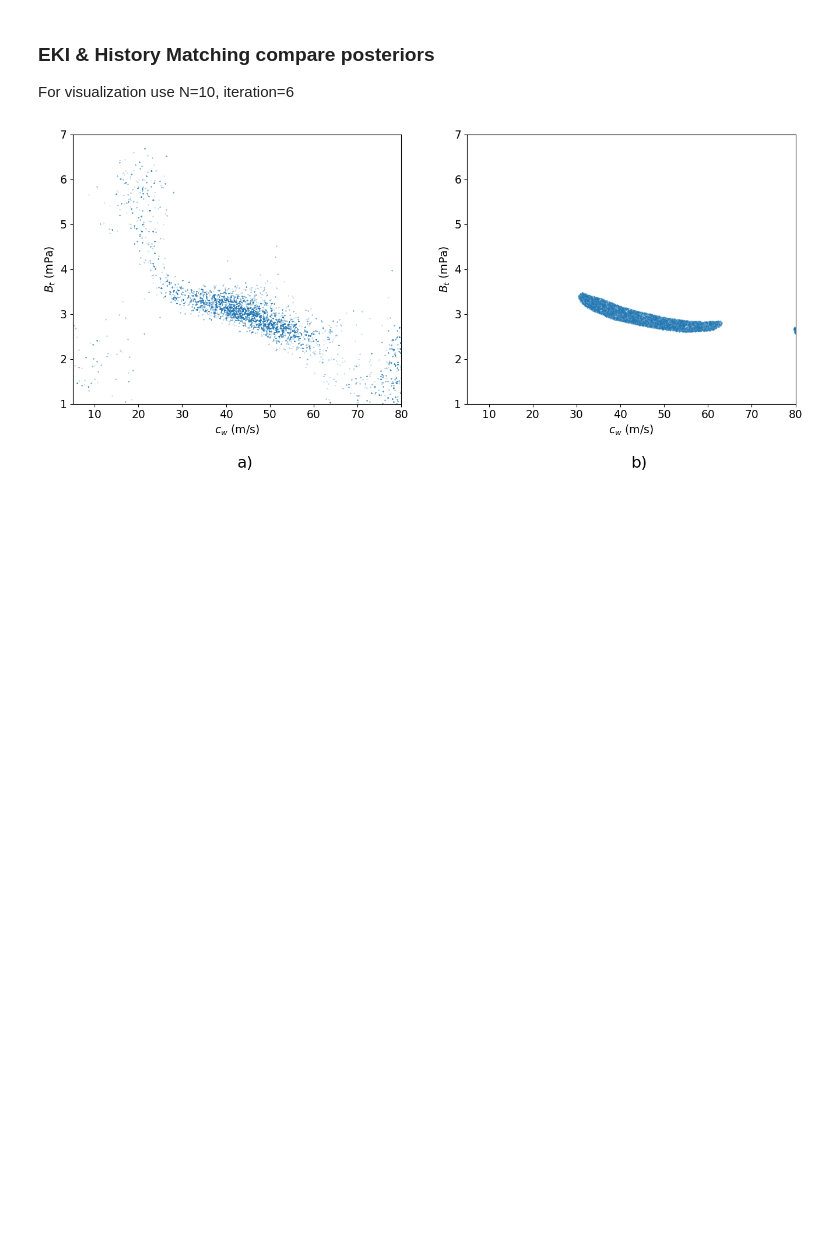
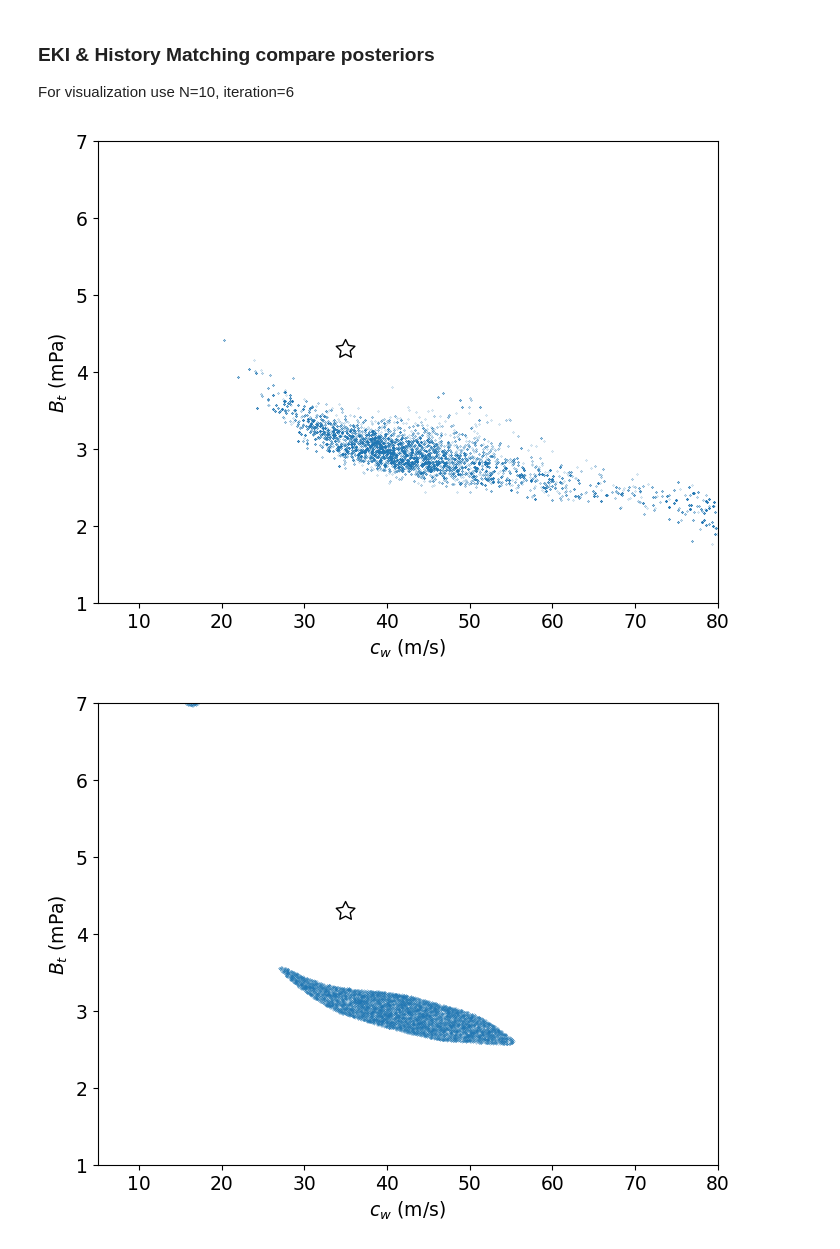
Before and after one commit to Eddy-Stanford/QBO-History-Matching, a Jupyter notebook: notebooks/eki_hm_comparison.ipynb, the cells around one changed output. Drawn from its saved outputs; the diff is of its cells as text; code cells hidden in the pictures; blank space fills up the shorter version.

```diff
--- a/notebooks/eki_hm_comparison.ipynb
+++ b/notebooks/eki_hm_comparison.ipynb
@@ -39,7 +39,9 @@ def get_hm_centroids(hm_n:int):
             ),
         key=lambda x: re.search(r'\d+(?=.space)',x).group())
     for f in spaces:
-        x = load(f).to_xarray().astype(int)
+        x = load(f)
+        x = x.to_xarray()
+        x =x.astype(int)
         denom = x.integrate(coord=('cwtropics','Bt_eq'))
         centroids.append([(x.cwtropics*x).integrate(coord=('cwtropics','Bt_eq'))/denom,(x.Bt_eq*x).integrate(coord=('cwtropics','Bt_eq'))/denom])
     return np.array(centroids)
@@ -118,6 +120,7 @@ def draw_ces_samples(likelihood, N=1000, delta=0.5, burn_in=500):
     delta = delta * np.diag([CW_MAX - CW_MIN, BT_MAX - BT_MIN])
     samples = np.empty((N, 2))
     samples[0] = x0
+    acceptor = np.zeros((N,))
     for n in tqdm(range(N - 1)):
         cur_cw, cur_bt = samples[n]
         (next_cw, next_bt) = np.random.multivariate_normal(samples[n], delta**2)
@@ -138,13 +141,19 @@ def draw_ces_samples(likelihood, N=1000, delta=0.5, burn_in=500):
         )
         if np.random.random() < accept:
             samples[n + 1] = np.array([next_cw, next_bt])
+            acceptor[n + 1] = 1
         else:
             samples[n + 1] = np.array([cur_cw, cur_bt])
+
+    plt.figure()
+    avg_accept = np.convolve(acceptor,np.ones(500,),mode='valid')/500
+    plt.plot(avg_accept)
+
     return samples[burn_in:]
 
 
 # Iterate over all ensemble sizes in EKI
-for n in (5, 10, 20, 50):
+for n in (50,):
     samples = np.array(
         [
             pd.read_csv(f, index_col="run_id")[
@@ -190,7 +199,7 @@ for n in (5, 10, 20, 50):
             (predstd**2 + ERR[:, None, None] ** 2).prod(dim="n_features")
         )
         print("Starting CES")
-
+        ## TODO: This is not very scientific
         if wave == 0:
             delta = 0.25  ## adaptive
         elif wave == 1:
@@ -381,9 +391,9 @@ plt.savefig('figures/nroy_ces_hm_comp.png',bbox_inches='tight')
 ### EKI & History Matching compare posteriors
 For visualization use N=10, iteration=6
 # %%
-N = 10
+N = 50
 SAMPLES = 10000
-iteration = 6 # Convergence iteration for History Matching NROY
+iteration = 5 # Convergence iteration for History Matching NROY
 CES_SAMPLE_DIR='ces_samples'
 # %%
 from history_matching.samples import SampleSpace
@@ -393,23 +403,27 @@ hm_samples = hm_space.uniform(SAMPLES)
 eki_ces_samples = np.load(os.path.join(CES_SAMPLE_DIR,str(N),f'{N}_{iteration}_ces.npy'))
 # %%
 import matplotlib.transforms as mtransforms
-fig,(axeki,axhm) = plt.subplots(nrows=1,ncols=2,figsize=(16,6))
+fig,axeki, = plt.subplots(nrows=1,ncols=1,figsize=(8,6))
 
-
+axeki.scatter([35],[4.3],marker=(5,1),s=200,color='none',edgecolor='black')
 axeki.scatter(eki_ces_samples[:,0],eki_ces_samples[:,1]*1000,s=0.03)
 axeki.set_xlim(5,80)
 axeki.set_ylim(1,7)
 axeki.set_xlabel('$c_w$ (m/s)')
 axeki.set_ylabel('$B_t$ (mPa)')
-axhm.text(0.5, -0.25, "a)", transform=axeki.transAxes,
-            fontsize='x-large', va='bottom', fontfamily='sans')
+fig.savefig('figures/50_comb_eki_samples.png',bbox_inches='tight')
+fig,axhm, = plt.subplots(nrows=1,ncols=1,figsize=(8,6))
+axhm.scatter([35],[4.3],marker=(5,1),s=200,color='none',edgecolor='black')
+# axhm.text(0.5, -0.25, "a)", transform=axeki.transAxes,
+#             fontsize='x-large', va='bottom', fontfamily='sans')
 axhm.set_xlim(5,80)
 axhm.set_ylim(1,7)
 axhm.set_xlabel('$c_w$ (m/s)')
 axhm.set_ylabel('$B_t$ (mPa)')
 axhm.scatter(hm_samples[:,0],hm_samples[:,1]*1000,s=0.03)
-axhm.text(0.5, -0.25, "b)", transform=axhm.transAxes,
-            fontsize='x-large', va='bottom', fontfamily='sans')
-fig.savefig('figures/comb_eki_ces_samples.png',bbox_inches='tight')
+# axhm.text(0.5, -0.25, "b)", transform=axhm.transAxes,
+#             fontsize='x-large', va='bottom', fontfamily='sans')
+fig.savefig('figures/50_comb_hm_samples.png',bbox_inches='tight')
 # %% [output]
-[figure, old version]
+[figure, new version]
+[figure, added]
```
Also changed, not shown: parts of 4 cells of this notebook, 5 other files.
